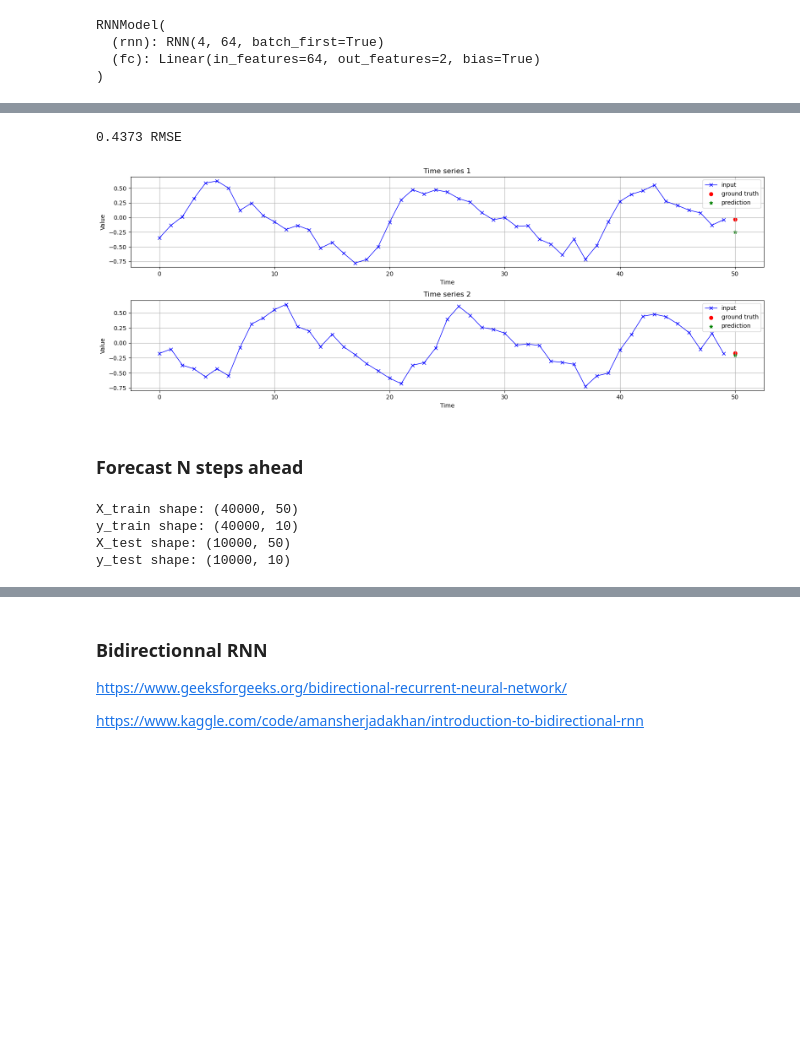
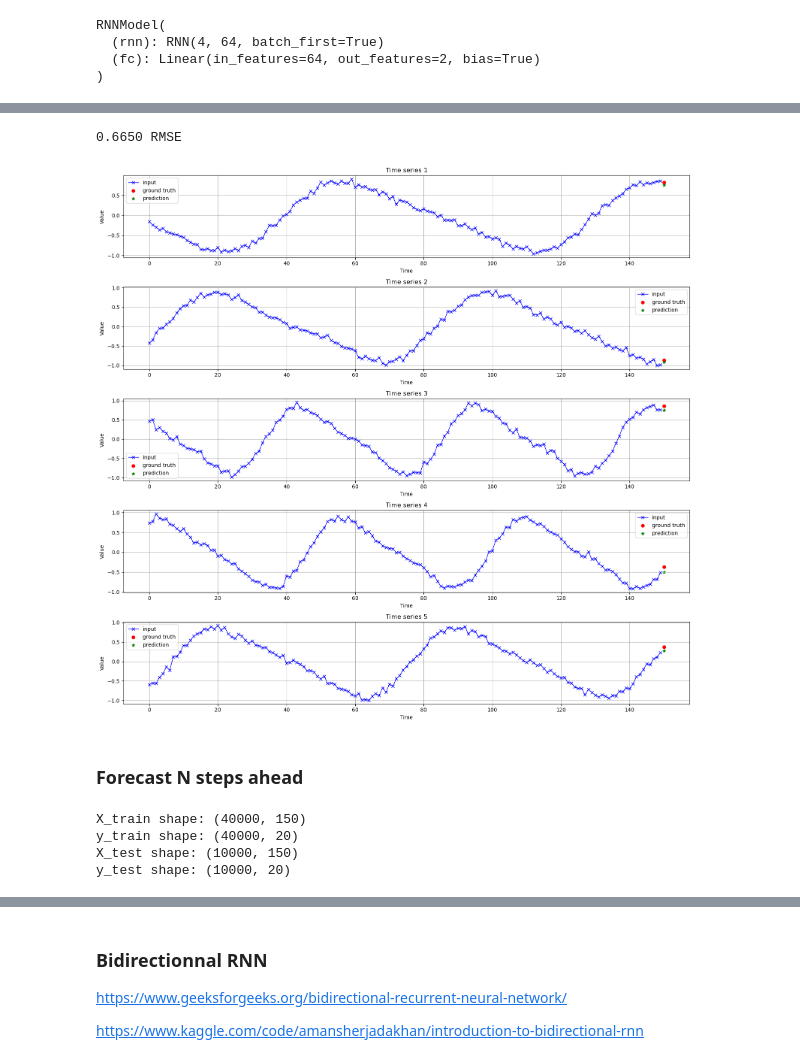
Before and after one commit to BenjaminDeporte/MVA_Stage, a Jupyter notebook: notebooks/Torch_RNN_XPs.ipynb, the cells around one changed output, grey strips where cells are left out. Drawn from its saved outputs; the diff is of its cells as text; code cells hidden in the pictures; blank space fills up the shorter version.

```diff
--- a/notebooks/Torch_RNN_XPs.ipynb
+++ b/notebooks/Torch_RNN_XPs.ipynb
@@ -26,10 +26,10 @@ seed_everything(42)
 # %%
 if torch.cuda.is_available():
     device = torch.device('cuda')
-    # dtype = torch.cuda.FloatTensor
+    dtype = torch.cuda.FloatTensor
 else:
     device = torch.device('cpu')
-    # dtype = torch.FloatTensor
+    dtype = torch.FloatTensor
 
 print(f"Using {device}")
 
@@ -62,7 +62,7 @@ def generate_time_series(batch_size, n_steps, noise=0.05):
 
     return series
 # %%
-n_steps = 50
+n_steps = 150
 n_series = 10000
 s = generate_time_series(n_series, n_steps+1)
 # %%
@@ -117,6 +117,6 @@ print(f"{np.mean(np.sqrt((y_valid - y_pred) ** 2)):.4f} RMSE")
 # %%
-N = 2
-fig, axs = plt.subplots(N, 1, figsize=(16, 3 * N))
+N = 10
+fig, axs = plt.subplots(N, 1, figsize=(16, 2 * N))
 for i in range(N):
     input = torch.tensor(X_valid[i], device=device)
     target = torch.tensor(y_valid[i], device=device)
@@ -184,6 +184,6 @@ epoch 200/200, training loss = 5.322457e-01
 # %%
-N = 2
-fig, axs = plt.subplots(N, 1, figsize=(16, 3 * N))
+N = 10
+fig, axs = plt.subplots(N, 1, figsize=(16, 2 * N))
 for i in range(N):
     input = torch.tensor(X_valid[i], device=device)
     target = torch.tensor(y_valid[i], device=device)
@@ -361,35 +371,35 @@ y_pred = y_pred.cpu().detach().numpy()
 
 print(f"\n{np.mean(np.sqrt((y_valid - y_pred) ** 2)):.4f} RMSE")
 # %% [output]
-0.4373 RMSE
+0.6650 RMSE
 # %%
-N = 2
+N = 5
 fig, axs = plt.subplots(N, 1, figsize=(16, 3 * N))
 for i in range(N):
     input = torch.tensor(X_valid[i], device=device).unsqueeze(1).unsqueeze(0)
     # print(f"input has shape {input.shape}")
     target = torch.tensor(y_valid[i], device=device).view(-1,1)
     # print(f"target has shape {target.shape}")
     output = rnn(input)
     output = output.cpu().detach().numpy()
     # print(f"output has shape {output.shape}")
     target = target.cpu().detach().numpy()
     axs[i].plot(input.squeeze().cpu().detach().numpy(), color='blue', marker="x", linewidth=1, label="input")
     axs[i].scatter(n_steps, target, color='red', marker="o", linewidth=1, label="ground truth")
     axs[i].scatter(n_steps, output, color='green', marker="*", linewidth=1, label="prediction")
     axs[i].set_title(f"Time series {i+1}")
     axs[i].set_xlabel("Time")
     axs[i].set_ylabel("Value")
     axs[i].legend()
     axs[i].grid(True)
 plt.tight_layout()
 plt.show()
 # %% [output]
-[figure, old version]
+[figure, new version]
 # %% [markdown]
 ### Forecast N steps ahead
 # %%
-N_AHEAD = 10
+N_AHEAD = 20
 n_series = 50000
 cutoff = int(n_series * 0.8)
 
@@ -409,10 +419,10 @@ test_dataset = TimeSeriesDataset(X_test, y_test)
 train_loader = DataLoader(train_dataset, batch_size=32, shuffle=True)
 test_loader = DataLoader(test_dataset, batch_size=32, shuffle=True)
 # %% [output]
-X_train shape: (40000, 50)
-y_train shape: (40000, 10)
-X_test shape: (10000, 50)
-y_test shape: (10000, 10)
+X_train shape: (40000, 150)
+y_train shape: (40000, 20)
+X_test shape: (10000, 150)
+y_test shape: (10000, 20)
 # %%
 class RNNModelLookAhead(nn.Module):
     def __init__(self, input_dim, output_dim, hidden_dim, n_ahead=N_AHEAD, num_layers=1, batch_first=True, device=device, dtype=dtype):
```
Also changed, not shown: parts of 13 cells of this notebook, 1 other file.
